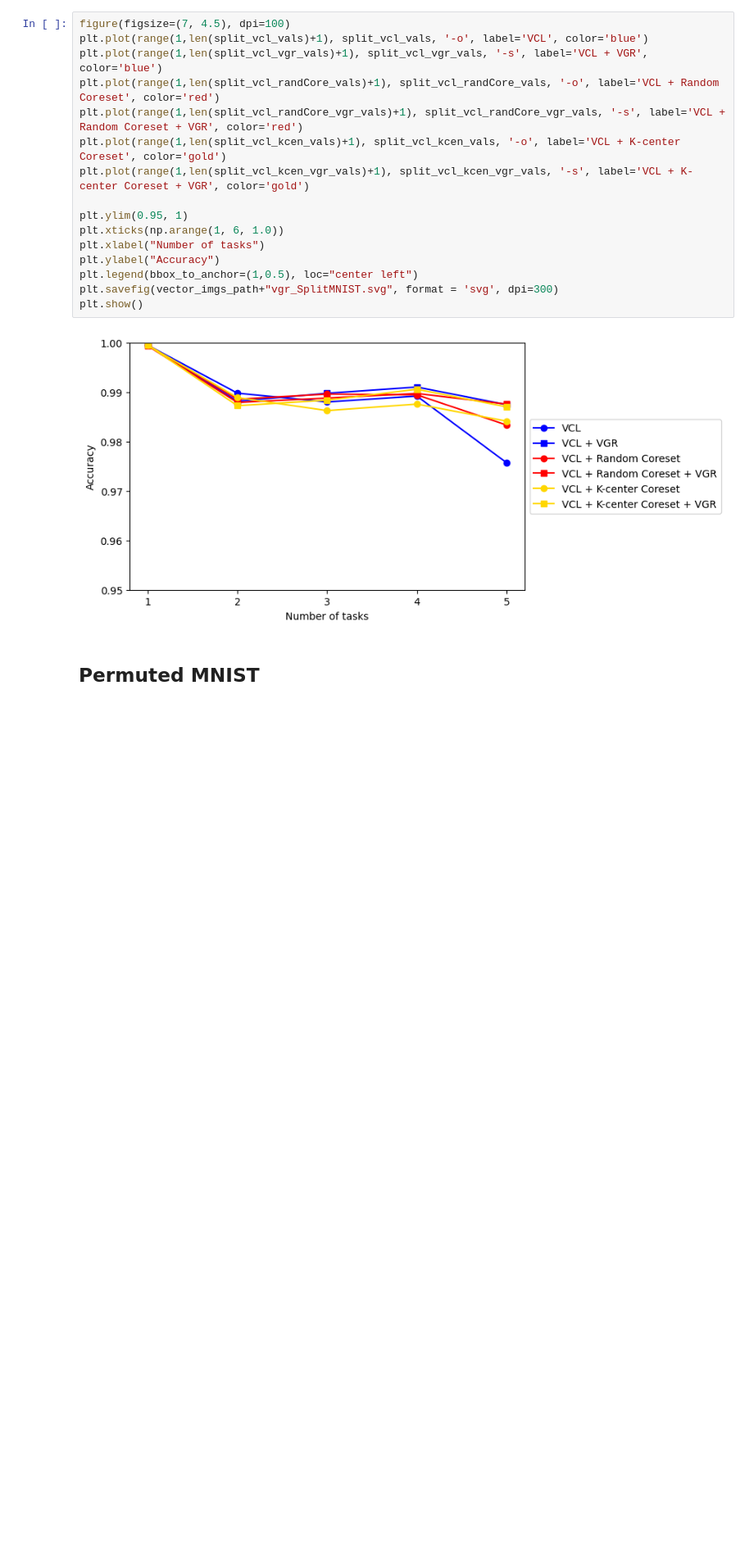
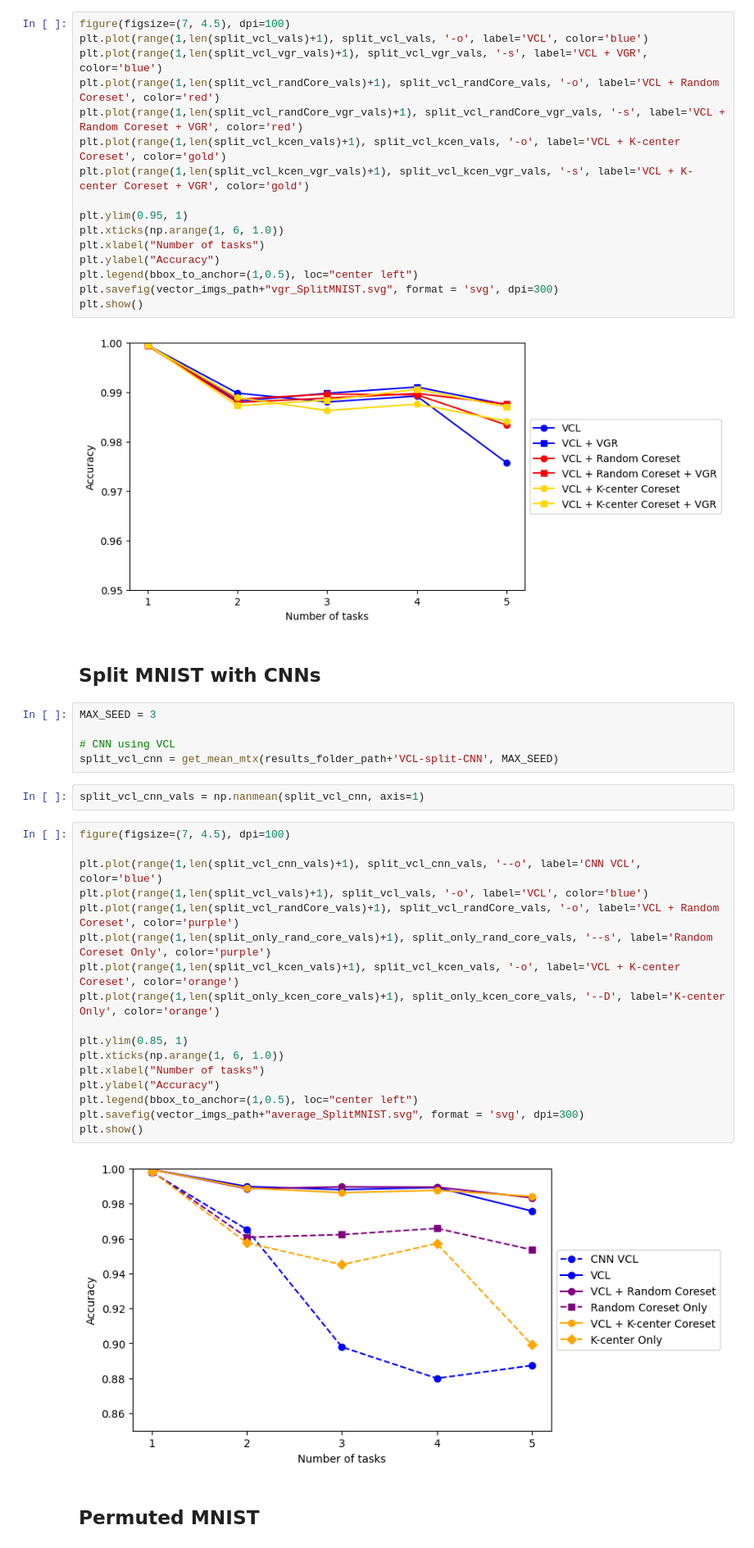
Before and after one commit to goldfarbDave/vcl, a Jupyter notebook: pytorch/plotting.ipynb, the cells around one changed output. Shown at 82% size. Cells and saved outputs as stored; diff of their text form; blank space fills up the shorter version.

```diff
--- a/pytorch/plotting.ipynb
+++ b/pytorch/plotting.ipynb
@@ -135,6 +135,34 @@ plt.savefig(vector_imgs_path+"vgr_SplitMNIST.svg", format = 'svg', dpi=300)
 plt.show()
 # %% [output]
 [figure]
+# %% [markdown]
+## Split MNIST with CNNs
+# %%
+MAX_SEED = 3
+
+# CNN using VCL
+split_vcl_cnn = get_mean_mtx(results_folder_path+'VCL-split-CNN', MAX_SEED)
+# %%
+split_vcl_cnn_vals = np.nanmean(split_vcl_cnn, axis=1)
+# %%
+figure(figsize=(7, 4.5), dpi=100)
+
+plt.plot(range(1,len(split_vcl_cnn_vals)+1), split_vcl_cnn_vals, '--o', label='CNN VCL', color='blue')
+plt.plot(range(1,len(split_vcl_vals)+1), split_vcl_vals, '-o', label='VCL', color='blue')
+plt.plot(range(1,len(split_vcl_randCore_vals)+1), split_vcl_randCore_vals, '-o', label='VCL + Random Coreset', color='purple')
+plt.plot(range(1,len(split_only_rand_core_vals)+1), split_only_rand_core_vals, '--s', label='Random Coreset Only', color='purple')
+plt.plot(range(1,len(split_vcl_kcen_vals)+1), split_vcl_kcen_vals, '-o', label='VCL + K-center Coreset', color='orange')
+plt.plot(range(1,len(split_only_kcen_core_vals)+1), split_only_kcen_core_vals, '--D', label='K-center Only', color='orange')
+
+plt.ylim(0.85, 1)
+plt.xticks(np.arange(1, 6, 1.0))
+plt.xlabel("Number of tasks")
+plt.ylabel("Accuracy")
+plt.legend(bbox_to_anchor=(1,0.5), loc="center left")
+plt.savefig(vector_imgs_path+"average_SplitMNIST.svg", format = 'svg', dpi=300)
+plt.show()
+# %% [output]
+[figure, added]
 # %% [markdown]
 ## Permuted MNIST
 # %%
```
Also changed, not shown: 3 other files.
